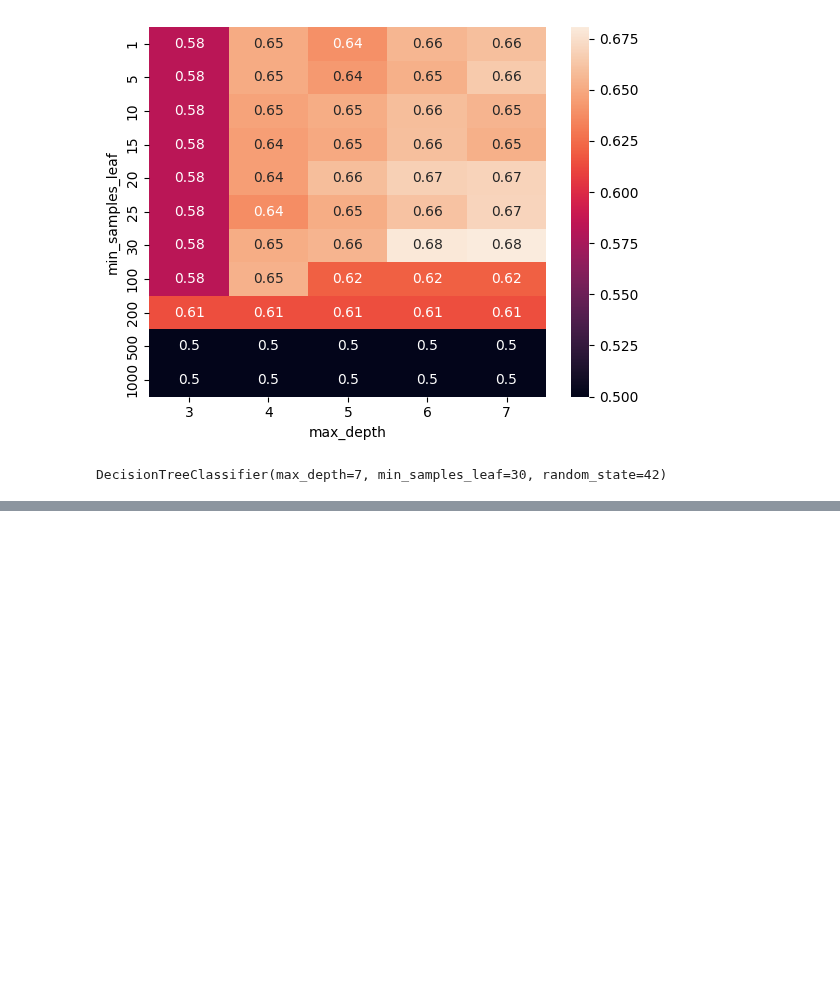
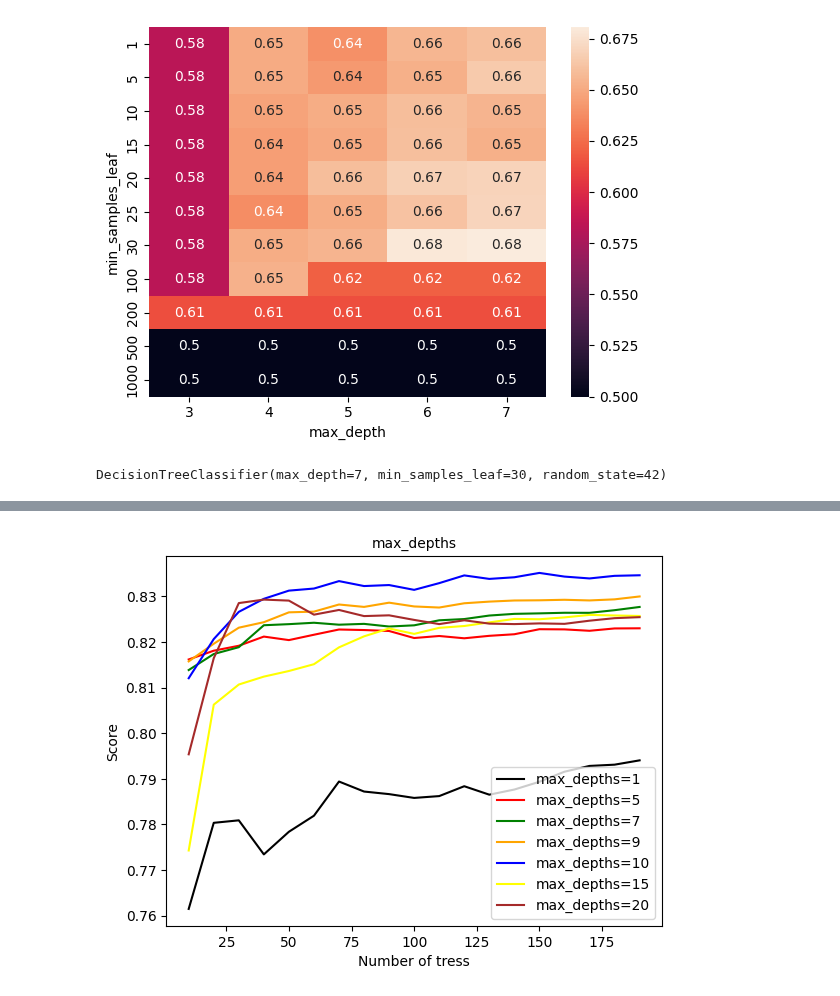
Before and after one commit to madhuri-15/mlbookcamp-homeworks, a Jupyter notebook: Week6-Trees & ensembles/credit_score.ipynb, the cells around one changed output, grey strips where cells are left out. Saved outputs shown, nothing was run; the diff lists cells and outputs as text; code cells hidden in the pictures; blank space fills up the shorter version.

```diff
--- a/Week6-Trees & ensembles/credit_score.ipynb
+++ b/Week6-Trees & ensembles/credit_score.ipynb
@@ -383,0 +434,30 @@ DecisionTreeClassifier(max_depth=7, min_samples_leaf=30, random_state=42)
+# %%
+# max_depths == 10
+depths = [1, 5, 7, 9, 10, 15, 20]
+scores = []
+for n in range(10, 200, 10):
+    for d in depths:
+        clf = RandomForestClassifier(n_estimators=n, max_depth=d, random_state=42)
+        clf.fit(X_train_transform, y_train)
+        y_pred = clf.predict_proba(X_val_transform)[:, 1]
+
+        auc = roc_auc_score(y_val, y_pred)
+        scores.append((n, d, auc))
+# %%
+# Score dataframe
+df_scores = pd.DataFrame(data=scores, columns=['n_estimators', 'max_depths', 'auc'])
+
+# Visualization for above data
+grp_depths = df_scores.groupby(by=['max_depths'])
+colors = ['black', 'red', 'green', 'orange', 'blue', 'yellow', 'brown']
+for d, c in zip(depths, colors):
+    grp = grp_depths.get_group(d)
+    plt.plot(grp.n_estimators, grp.auc, label="max_depths=%d" %d, c=c)
+    plt.xlabel('Number of tress')
+    plt.ylabel("Score")
+    plt.title("max_depths", size=10)
+    plt.legend()
+
+plt.show()
+# %% [output]
+[figure, added]
```
Also changed, not shown: parts of 13 cells of this notebook.
